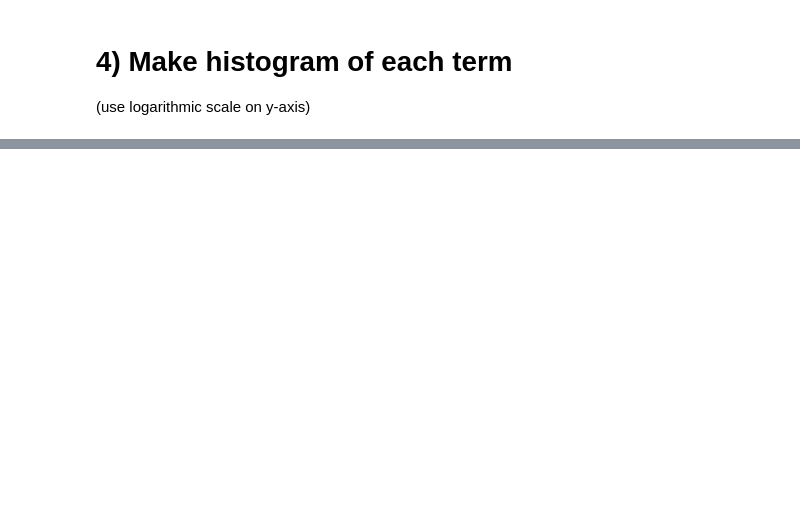
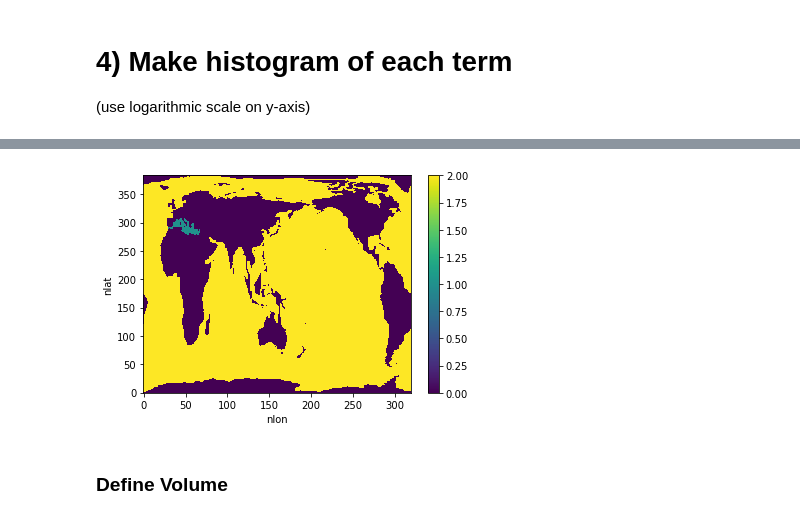
Before and after one commit to shanicetbailey/SST-gradients, a Jupyter notebook: CESM/tendency-sst-sss.ipynb, the cells around one changed output, grey strips where cells are left out. Cells and saved outputs as stored; diff of their text form; code cells hidden in the pictures; blank space fills up the shorter version.

```diff
--- a/CESM/tendency-sst-sss.ipynb
+++ b/CESM/tendency-sst-sss.ipynb
@@ -468,0 +558,7 @@ plt.tight_layout();
+# %%
+mask3d = pop_tools.region_mask_3d(grid_name, mask_name='lat-range-basin')
+mask3d.sum('region').plot();
+# %% [output]
+[figure, added]
+# %% [markdown]
+### Define Volume
```
Also changed, not shown: parts of 54 cells of this notebook.
